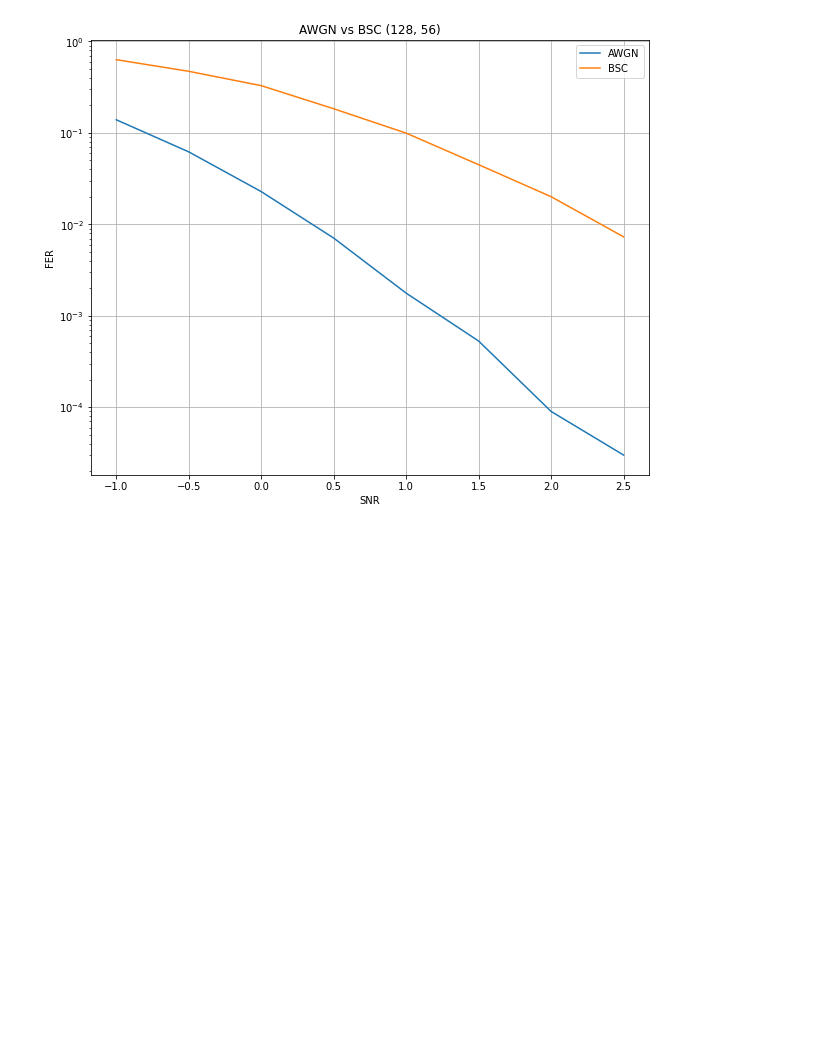
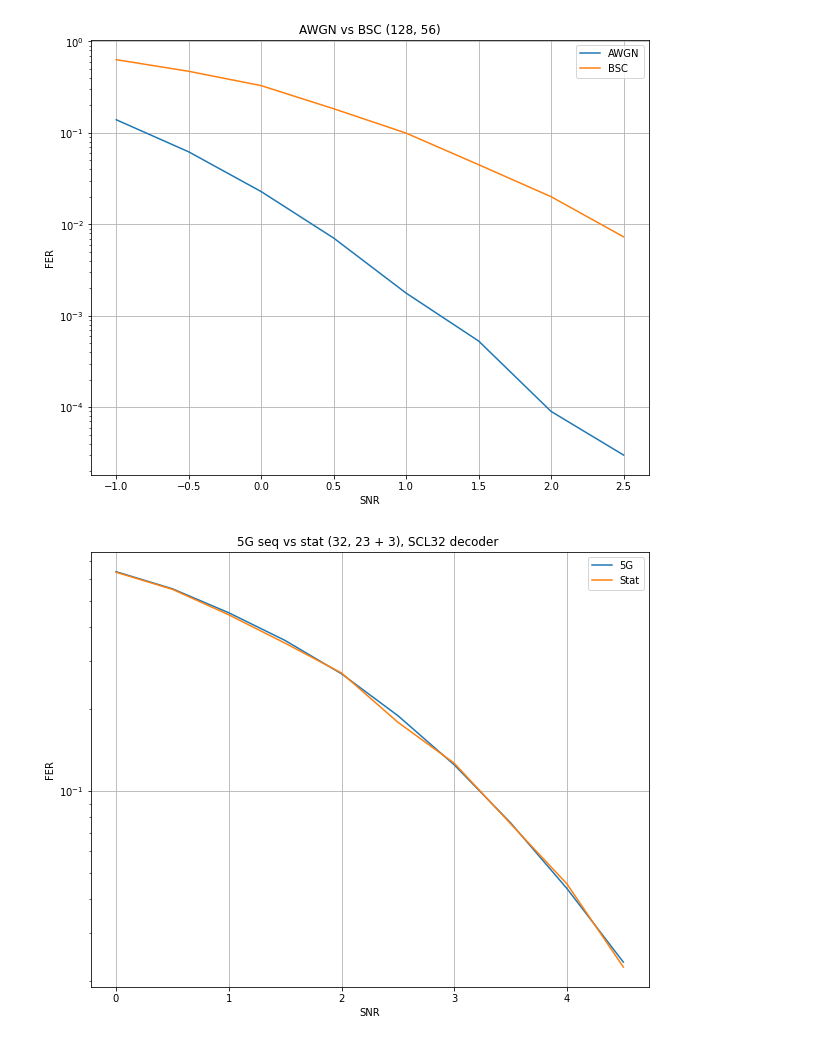
Before and after one commit to ISChetverikov/PolarCodes, a Jupyter notebook: results_plotting/PlotFerCurve.ipynb, the cells around one changed output. Cells and saved outputs as stored; diff of their text form; code cells hidden in the pictures; blank space fills up the shorter version.

```diff
--- a/results_plotting/PlotFerCurve.ipynb
+++ b/results_plotting/PlotFerCurve.ipynb
@@ -299,3 +299,28 @@ plt.yscale('log')
 plt.savefig("AWGNvsBSC.png");
 # %% [output]
 [figure]
+# %%
+import pandas as pd
+import matplotlib.pyplot as plt
+%matplotlib inline
+
+a_df = pd.read_csv("..//results//32//seq_5G_32.results", skipinitialspace=True, sep=',', comment='#')
+b_df = pd.read_csv("..//results//32//seq_stat_32.results", skipinitialspace=True, sep=',', comment='#')
+
+
+a_snr = a_df['SNR']
+b_snr = b_df['SNR']
+a = a_df['FER']
+b = b_df['FER']
+
+plt.figure(figsize=(10,8))
+plt.plot(a_snr, a, b_snr, b)
+plt.title("5G seq vs stat (32, 23 + 3), SCL32 decoder ")
+plt.legend(["5G", "Stat"])
+plt.xlabel("SNR")
+plt.grid(True)
+plt.ylabel("FER")
+plt.yscale('log')
+plt.savefig("5GvsStat.png");
+# %% [output]
+[figure, added]
```
Also changed, not shown: 17 other files.
